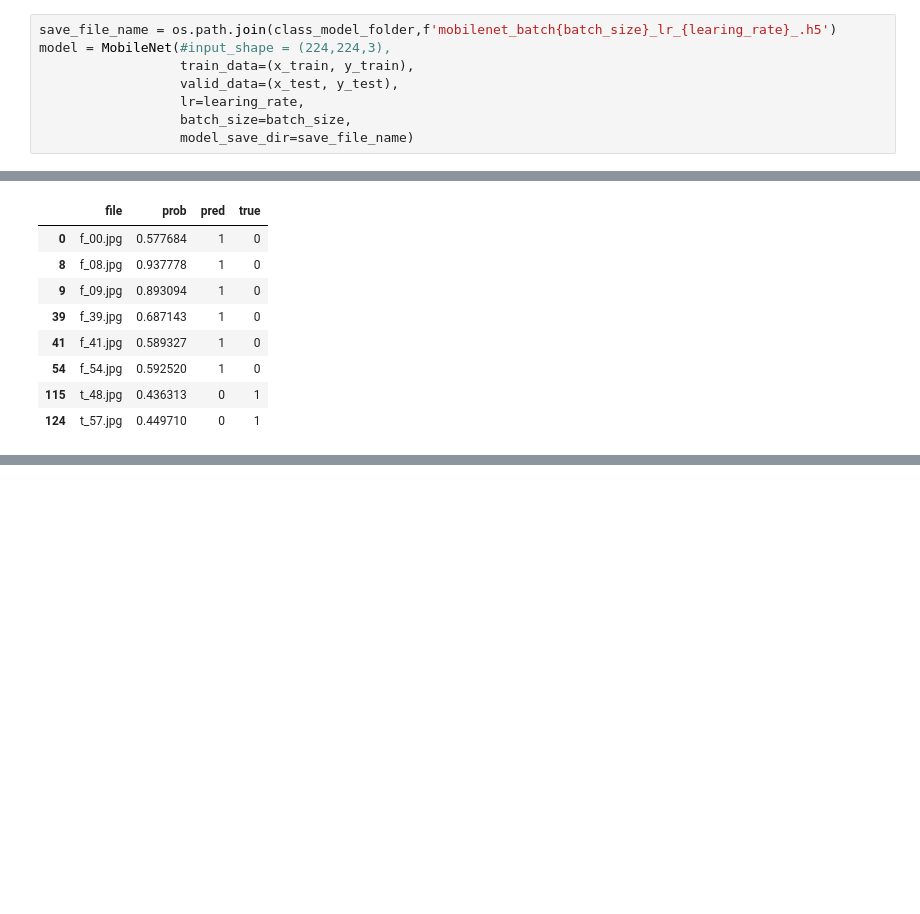
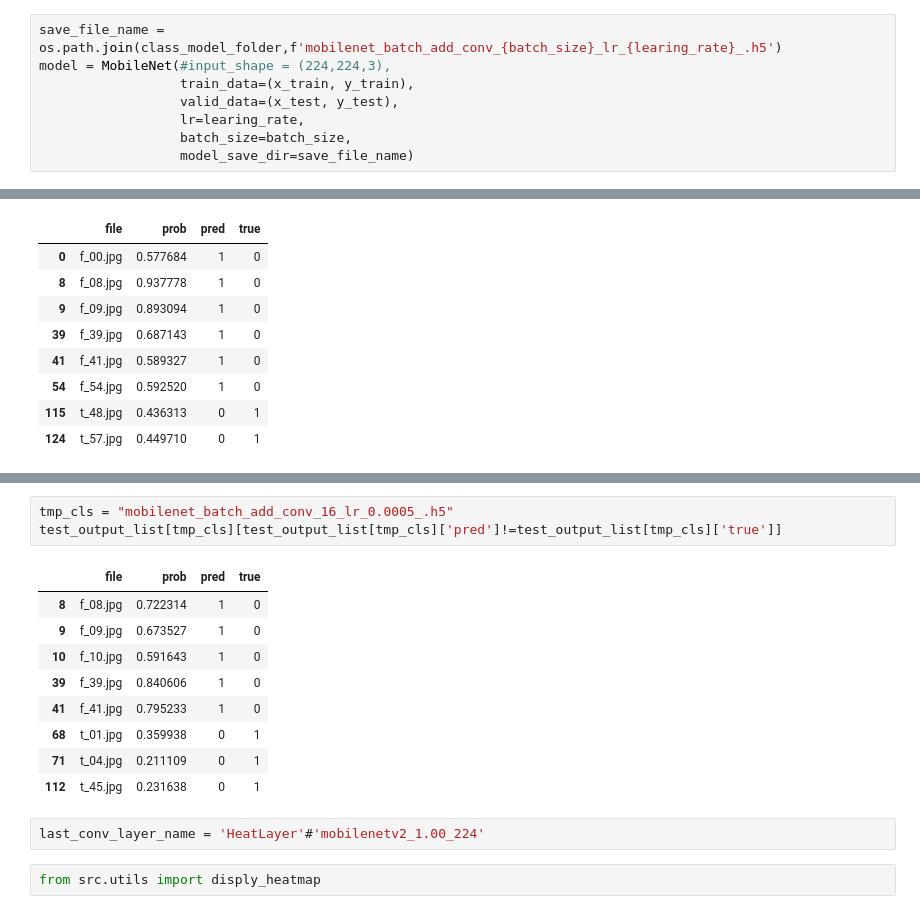
Before and after one commit to giallo41/label_detection, a Jupyter notebook: 02.classification_task.ipynb, the cells around one changed output, grey strips where cells are left out. Drawn from its saved outputs; the diff is of its cells as text; blank space fills up the shorter version.

```diff
--- a/02.classification_task.ipynb
+++ b/02.classification_task.ipynb
@@ -105,7 +106,7 @@ from src.model import MobileNet
 # %% [markdown]
 # Classification Task
 # %%
-save_file_name = os.path.join(class_model_folder,f'mobilenet_batch{batch_size}_lr_{learing_rate}_.h5')
+save_file_name = os.path.join(class_model_folder,f'mobilenet_batch_add_conv_{batch_size}_lr_{learing_rate}_.h5')
 model = MobileNet(#input_shape = (224,224,3),
                   train_data=(x_train, y_train),
                   valid_data=(x_test, y_test),
@@ -190,0 +210,17 @@ test_output_list[tmp_cls][test_output_list[tmp_cls]['pred']!=test_output_list[tm
+# %%
+tmp_cls = "mobilenet_batch_add_conv_16_lr_0.0005_.h5"
+test_output_list[tmp_cls][test_output_list[tmp_cls]['pred']!=test_output_list[tmp_cls]['true']]
+# %% [output]
+|  | file | prob | pred | true |
+| 8 | f_08.jpg | 0.722314 | 1 | 0 |
+| 9 | f_09.jpg | 0.673527 | 1 | 0 |
+| 10 | f_10.jpg | 0.591643 | 1 | 0 |
+| 39 | f_39.jpg | 0.840606 | 1 | 0 |
+| 41 | f_41.jpg | 0.795233 | 1 | 0 |
+| 68 | t_01.jpg | 0.359938 | 0 | 1 |
+| 71 | t_04.jpg | 0.211109 | 0 | 1 |
+| 112 | t_45.jpg | 0.231638 | 0 | 1 |
+# %%
+last_conv_layer_name = 'HeatLayer'#'mobilenetv2_1.00_224'
+# %%
+from src.utils import disply_heatmap
```
Also changed, not shown: parts of 8 cells of this notebook.
